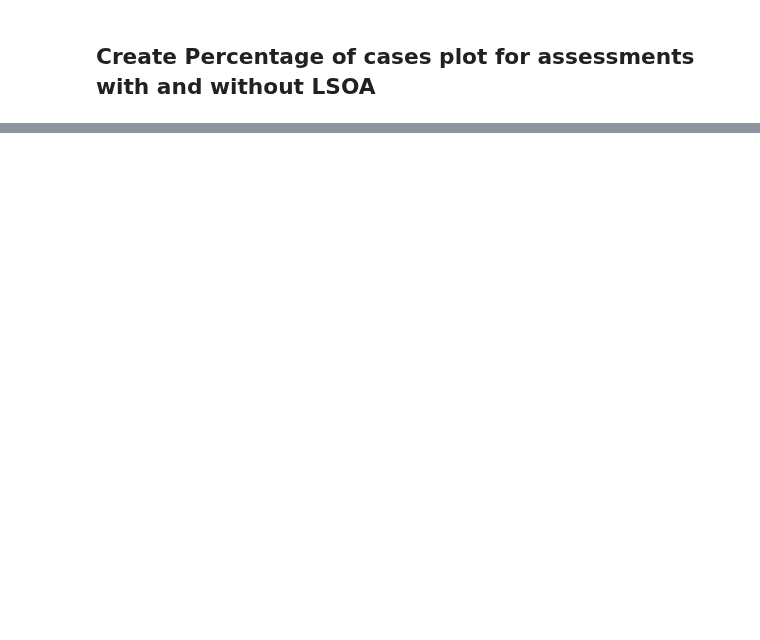
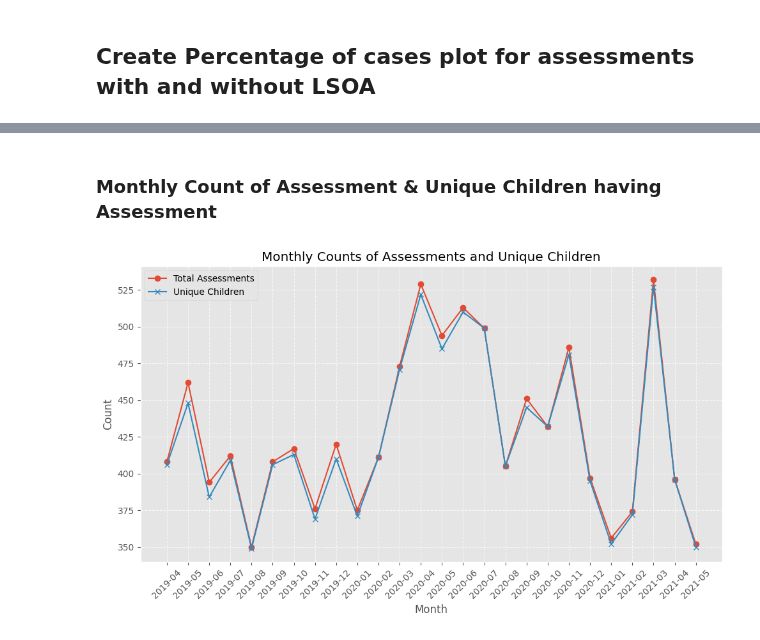
Before and after one commit to ConnectedBradford/CB_2649, a Jupyter notebook: notebooks/assessment_analysis.ipynb, the cells around one changed output, grey strips where cells are left out. Saved outputs shown, nothing was run; the diff lists cells and outputs as text; code cells hidden in the pictures; blank space fills up the shorter version.

Commit message:
created new assessment analysis

```diff
--- a/notebooks/assessment_analysis.ipynb
+++ b/notebooks/assessment_analysis.ipynb
@@ -285,0 +362,36 @@ plt.show()
+# %% [markdown]
+### Monthly Count of Assessment & Unique Children having Assessment
+# %%
+# Create month-year column
+df_wide['month_year'] = df_wide['StartDate'].dt.strftime('%Y-%m')
+
+# Calculate counts
+monthly_assessments = df_wide.groupby('month_year').size().reset_index(name='assessment_count')
+monthly_unique_children = df_wide.groupby('month_year')['person_id'].nunique().reset_index(name='unique_children_count')
+
+# Merge results
+monthly_counts = pd.merge(monthly_assessments, monthly_unique_children, on='month_year')
+
+# Sort chronologically
+monthly_counts['sort_date'] = pd.to_datetime(monthly_counts['month_year'] + '-01')
+monthly_counts = monthly_counts.sort_values('sort_date')
+
+# Remove the last month - the data is not for the complete month
+monthly_counts = monthly_counts[:-1]
+
+# Create visualization
+plt.figure(figsize=(10, 6))
+plt.plot(monthly_counts['month_year'], monthly_counts['assessment_count'],
+         label='Total Assessments', marker='o')
+plt.plot(monthly_counts['month_year'], monthly_counts['unique_children_count'],
+         label='Unique Children', marker='x')
+plt.xticks(rotation=45)
+plt.title('Monthly Counts of Assessments and Unique Children')
+plt.xlabel('Month')
+plt.ylabel('Count')
+plt.legend()
+plt.tight_layout()
+plt.grid(True, linestyle='--', alpha=0.7)
+plt.show()
+# %% [output]
+[figure, added]
```
Also changed, not shown: parts of 10 cells of this notebook, 4 other files.
